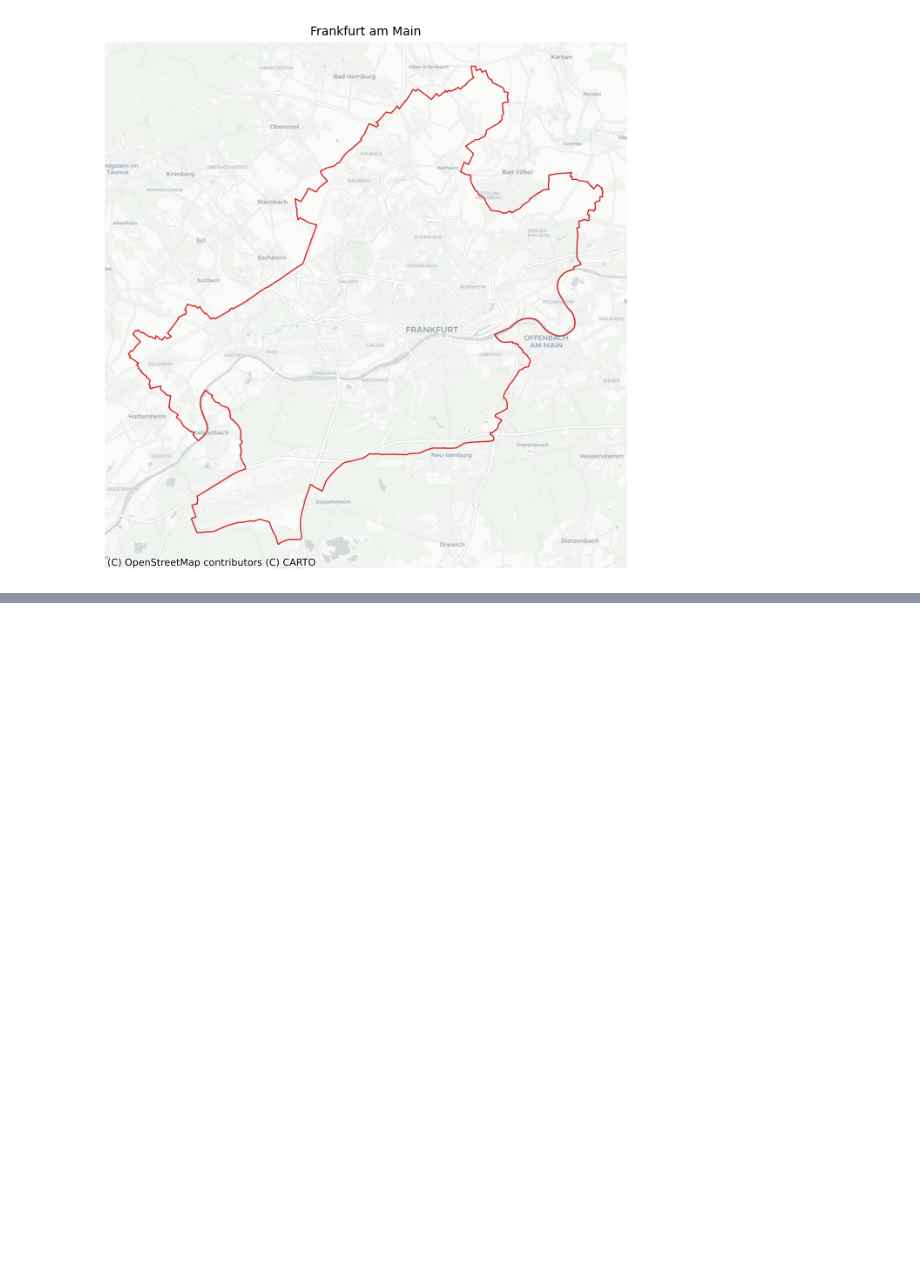
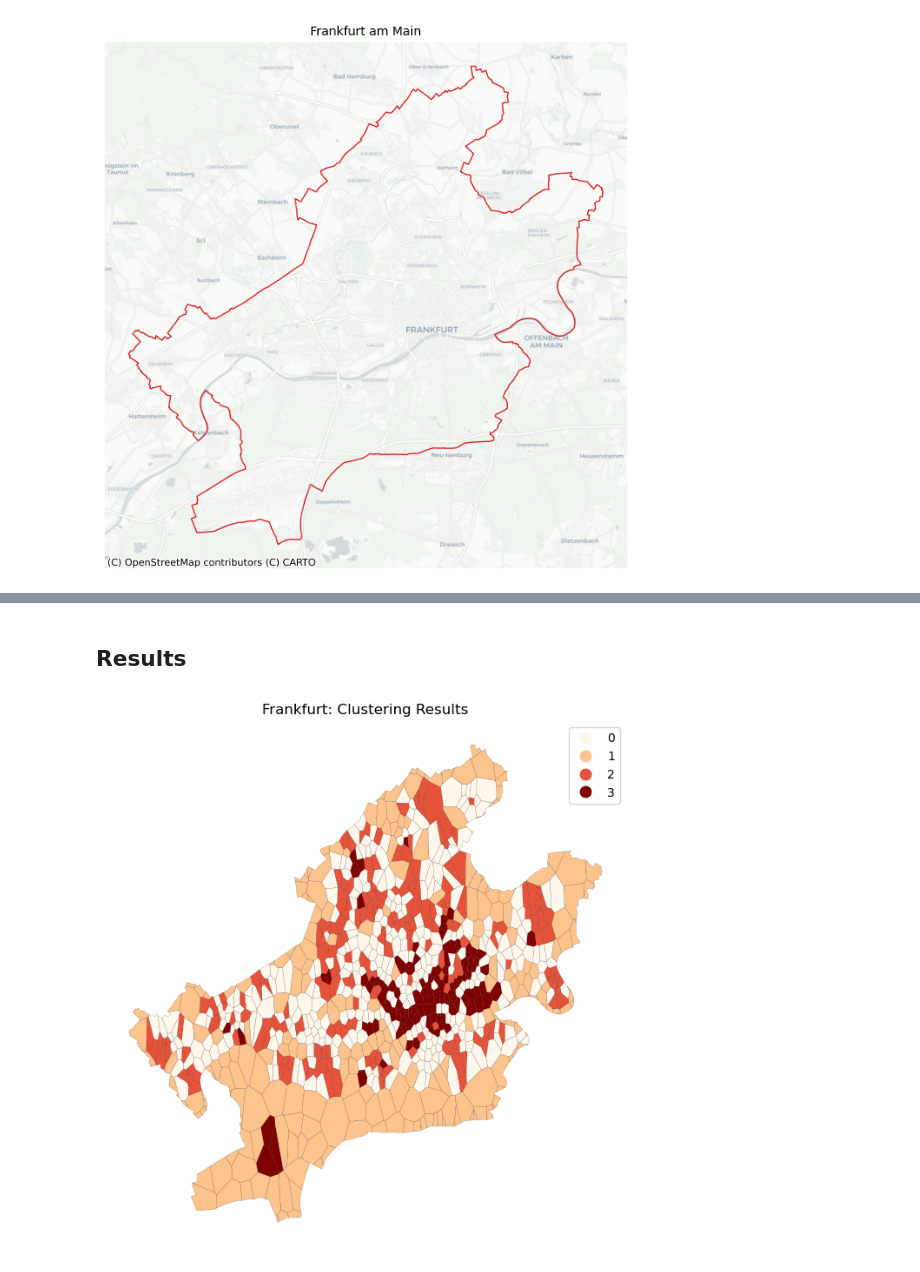
Before and after one commit to siavash-saki/tesspy, a Jupyter notebook: docs/source/example_notebooks/06_Clustering_Urban_Areas.ipynb, the cells around one changed output, grey strips where cells are left out. Drawn from its saved outputs; the diff is of its cells as text; code cells hidden in the pictures; blank space fills up the shorter version.

```diff
--- a/docs/source/example_notebooks/06_Clustering_Urban_Areas.ipynb
+++ b/docs/source/example_notebooks/06_Clustering_Urban_Areas.ipynb
@@ -108,0 +116,3 @@ count_amenity_qk=ffm_sqr_16.merge(amenity_unique_qk.groupby(by='tile_id').count(
+# %%
+data=poi_counts[poi_categories].values
+data_norm = MinMaxScaler().fit_transform(data)
@@ -108,0 +123,24 @@ count_amenity_qk=ffm_sqr_16.merge(amenity_unique_qk.groupby(by='tile_id').count(
+# %%
+kmc= KMeans(n_clusters=4, random_state=0).fit(data_norm)
+# %%
+clustering_results= gpd.GeoDataFrame(geometry=ffm_voronoi_kmeans['geometry'],
+                                     data=poi_counts[poi_categories])
+clustering_results['cluster']=kmc.labels_
+
+# pretiffy the results
+dct_= dict(zip(clustering_results.groupby('cluster').count().sort_values('geometry',ascending=False).index,
+               clustering_results.groupby('cluster').count().index))
+def sort_class_labels(i, dct):
+    return dct[i]
+clustering_results['cluster']=clustering_results['cluster'].apply(lambda x: sort_class_labels(x,dct_))
+# %% [markdown]
+## Results
+# %%
+fig,ax=plt.subplots()
+ax.set_axis_off()
+clustering_results.plot(column='cluster', categorical=True, cmap='OrRd',linewidth=0.1,
+                        edgecolor='k', legend=True, ax=ax)
+ax.set_title(f'Frankfurt: Clustering Results')
+plt.show()
+# %% [output]
+[figure, added]
```
Also changed, not shown: parts of 33 cells of this notebook, 3 other files.
